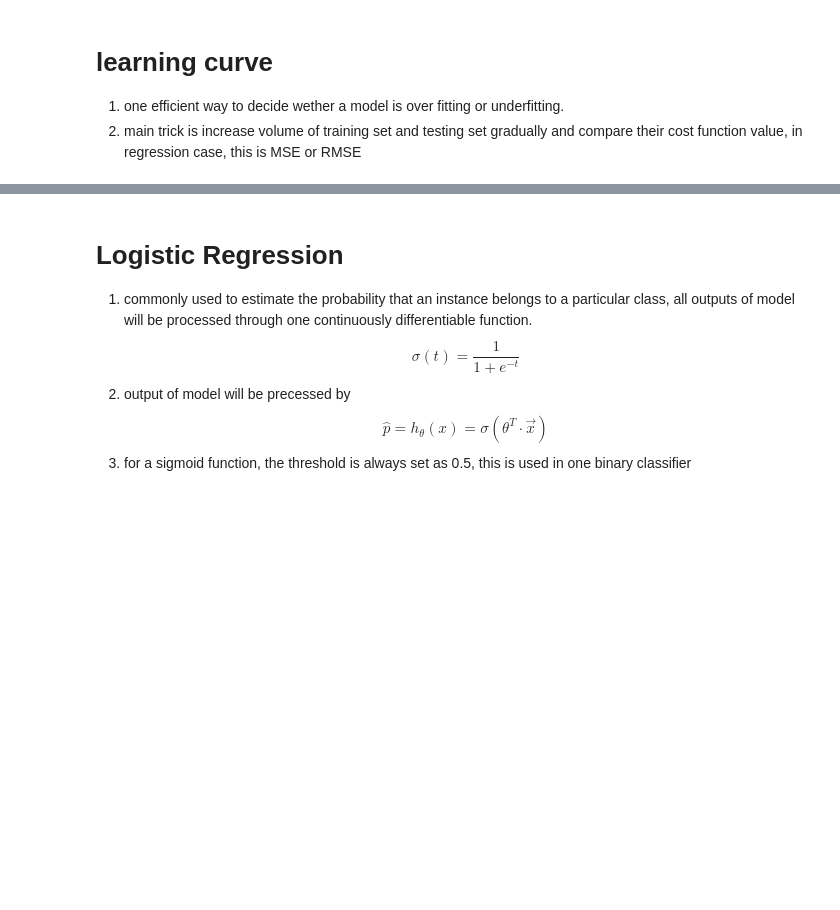
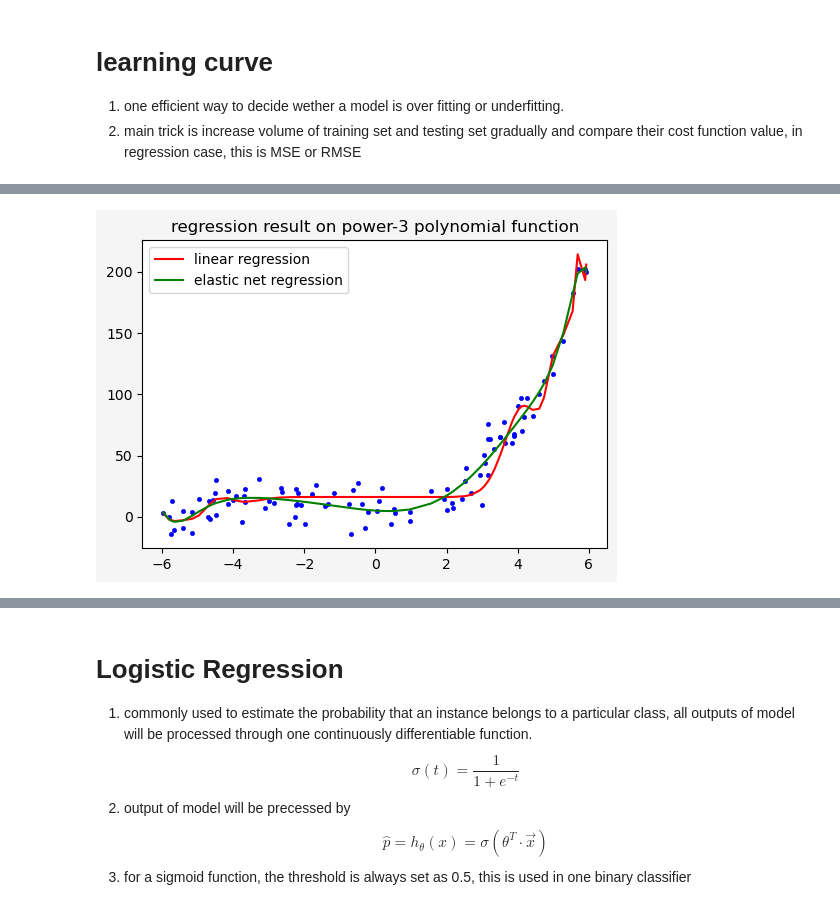
Before and after one commit to ChauserMondieu/machine_learning, a Jupyter notebook: chapters/training_model.ipynb, the cells around one changed output, grey strips where cells are left out. Drawn from its saved outputs; the diff is of its cells as text; code cells hidden in the pictures; blank space fills up the shorter version.

```diff
--- a/chapters/training_model.ipynb
+++ b/chapters/training_model.ipynb
@@ -309,0 +346,20 @@ plt.show()
+# %%
+from sklearn.linear_model import ElasticNet
+from sklearn.preprocessing import PolynomialFeatures
+
+# l1_ratio here is equal to r in formula
+elastic_net = ElasticNet(alpha=0.1,l1_ratio=0.5)
+elastic_net.fit(X_poly_30, y)
+y_pred_elanet = elastic_net.predict(X_poly_30)
+
+fig, ax = plt.subplots(1,1, figsize=(6,4),
+                      facecolor='whitesmoke',
+                      edgecolor='gray')
+ax.scatter(X,y, marker='.', color='b',lw=.5)
+ax.plot(X,y_30, '-r', label="linear regression")
+ax.plot(X,y_pred_elanet, '-g', label="elastic net regression")
+ax.legend(loc="upper left")
+ax.set_title("regression result on power-3 polynomial function")
+plt.show()
+# %% [output]
+[figure, added]
```
Also changed, not shown: parts of 19 cells of this notebook, 1 other file.
